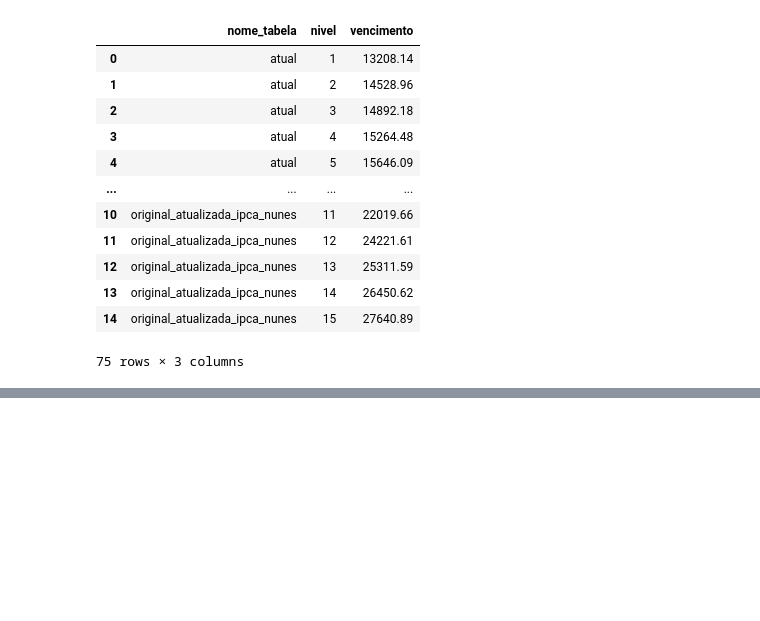
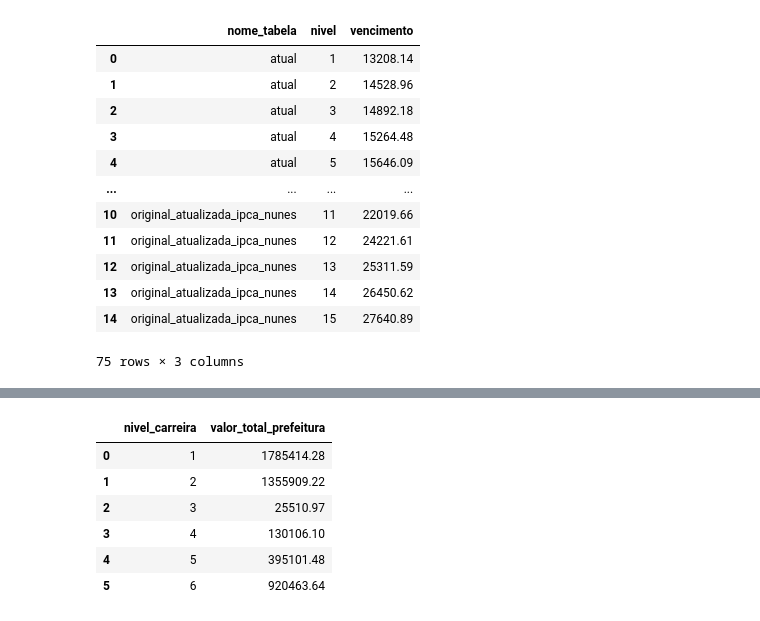
Before and after one commit to h-pgy/estimativa_reajuste_appgg, a Jupyter notebook: calculo_impacto_reajuste.ipynb, the cells around one changed output, grey strips where cells are left out. Saved outputs shown, nothing was run; the diff lists cells and outputs as text; code cells hidden in the pictures; blank space fills up the shorter version.

```diff
--- a/calculo_impacto_reajuste.ipynb
+++ b/calculo_impacto_reajuste.ipynb
@@ -391,7 +391,7 @@ Agora vamos calcular rapidamente o que fizemos na seção anterior, qual seja:
 5. as contribuicoes previdenciarias
 # %%
 #vencimento
-proposta_amci['vencimento'] = proposta_amci['nivel_carreira'].map(tabela_atual)
+proposta_amci['vencimento'] = proposta_amci['nivel_carreira'].map(tabela_amci)
 #ferias e decimo terceiro
 proposta_amci['decimo_terceiro'] = proposta_amci.apply(calcular_decimo_terceiro, axis=1)
 proposta_amci['terco_ferias'] = proposta_amci.apply(calcular_terco_ferias, axis=1)
@@ -594,0 +615,12 @@ df_tabelas.to_csv('tabelas_vencimentos_utilizadas.csv', sep=';')
+# %%
+total_amci = total_mensal_por_nivel(proposta_amci)
+total_amci.to_csv('total_mensal_amci.csv', sep=';')
+total_amci
+# %% [output]
+|  | nivel_carreira | valor_total_prefeitura |
+| 0 | 1 | 1785414.28 |
+| 1 | 2 | 1355909.22 |
+| 2 | 3 | 25510.97 |
+| 3 | 4 | 130106.10 |
+| 4 | 5 | 395101.48 |
+| 5 | 6 | 920463.64 |
```
Also changed, not shown: parts of 11 cells of this notebook, 7 other files.
